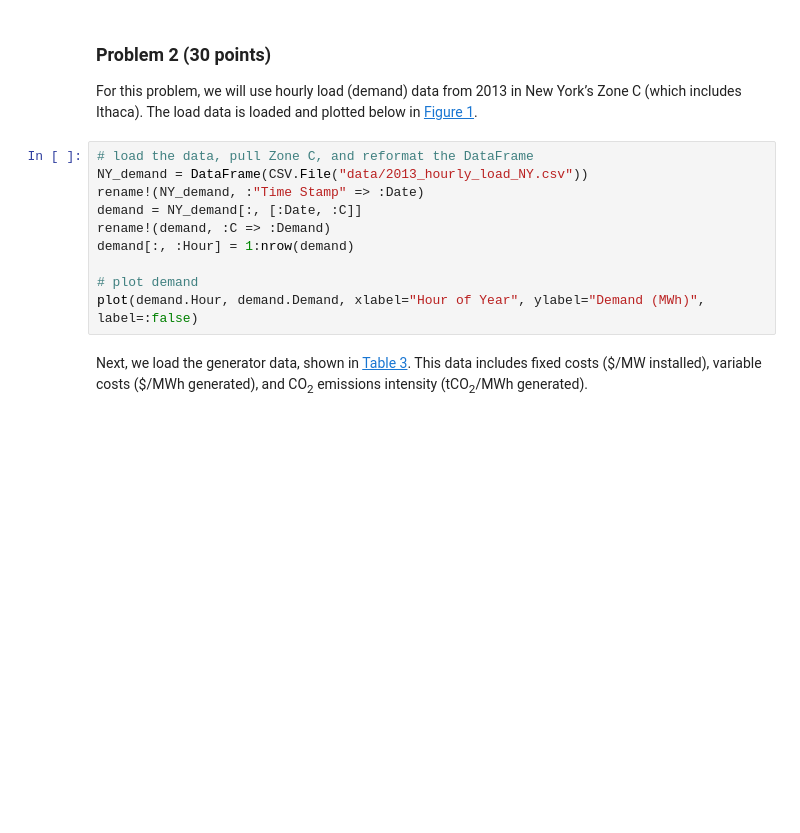
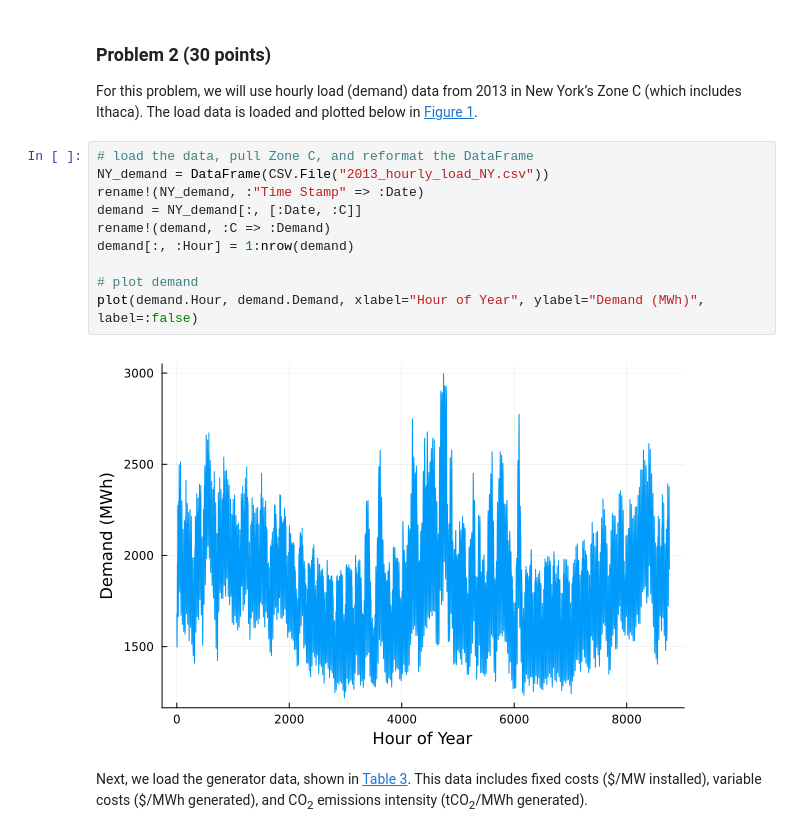
Before and after one commit to BEE4750-FA24/hw4-work, a Jupyter notebook: hw04.ipynb, the cells around one changed output. Saved outputs shown, nothing was run; the diff lists cells and outputs as text; blank space fills up the shorter version.

```diff
--- a/hw04.ipynb
+++ b/hw04.ipynb
@@ -284,14 +160,16 @@ York’s Zone C (which includes Ithaca). The load data is loaded and
 plotted below in <a href="#fig-demand" class="quarto-xref">Figure 1</a>.
 # %%
 # load the data, pull Zone C, and reformat the DataFrame
-NY_demand = DataFrame(CSV.File("data/2013_hourly_load_NY.csv"))
+NY_demand = DataFrame(CSV.File("2013_hourly_load_NY.csv"))
 rename!(NY_demand, :"Time Stamp" => :Date)
 demand = NY_demand[:, [:Date, :C]]
 rename!(demand, :C => :Demand)
 demand[:, :Hour] = 1:nrow(demand)
 
 # plot demand
 plot(demand.Hour, demand.Demand, xlabel="Hour of Year", ylabel="Demand (MWh)", label=:false)
+# %% [output]
+[figure, added]
 # %% [markdown]
 Next, we load the generator data, shown in
 <a href="#tbl-generators" class="quarto-xref">Table 3</a>. This data
```
Also changed, not shown: parts of 18 cells of this notebook.
